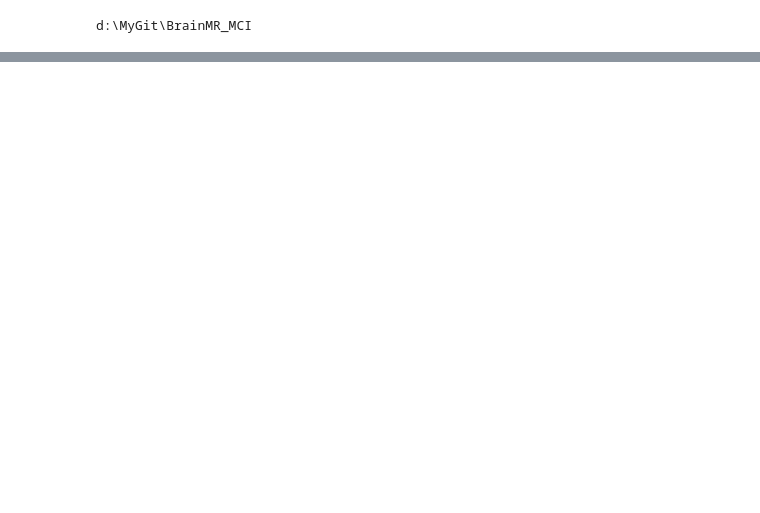
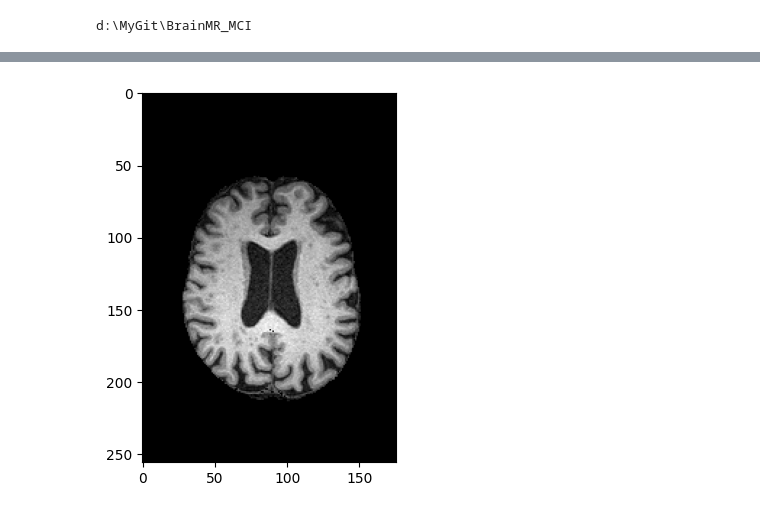
Before and after one commit to tourbut/BrainMR_MCI, a Jupyter notebook: notebook/preprocessing_notebook.ipynb, the cells around one changed output, grey strips where cells are left out. Saved outputs shown, nothing was run; the diff lists cells and outputs as text; code cells hidden in the pictures; blank space fills up the shorter version.

```diff
--- a/notebook/preprocessing_notebook.ipynb
+++ b/notebook/preprocessing_notebook.ipynb
@@ -19,0 +23,6 @@ NameError: name 'pd' is not defined
+# %%
+#image crop
+sample_image = img_dataset[0][:,:,110]
+utils.image_plot(sample_image)
+# %% [output]
+[figure, added]
```
Also changed, not shown: parts of 7 cells of this notebook.
